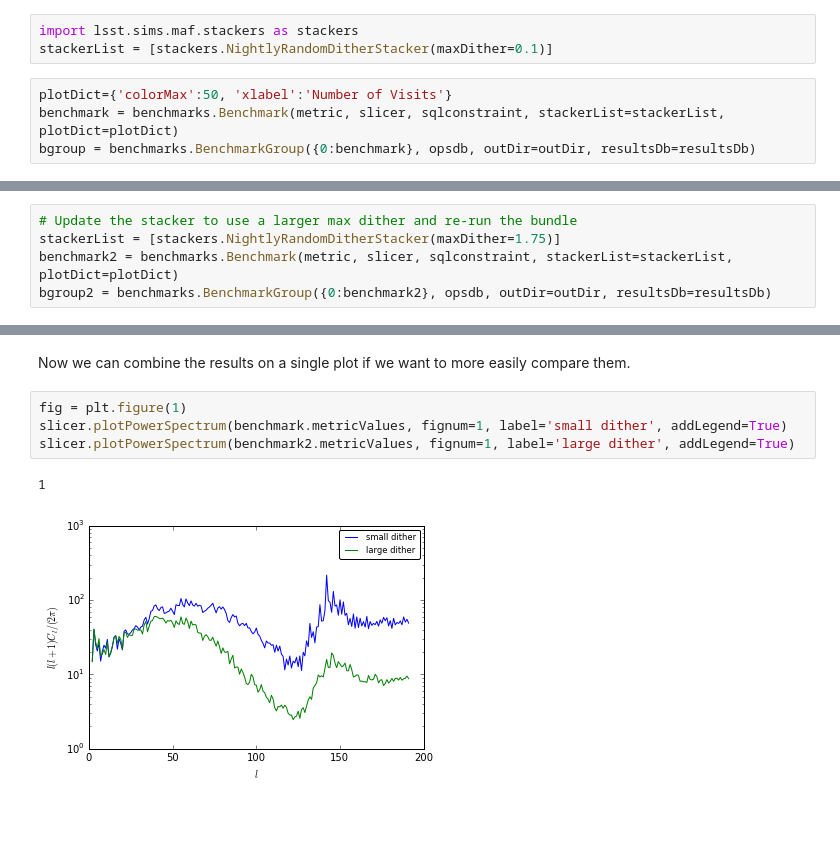
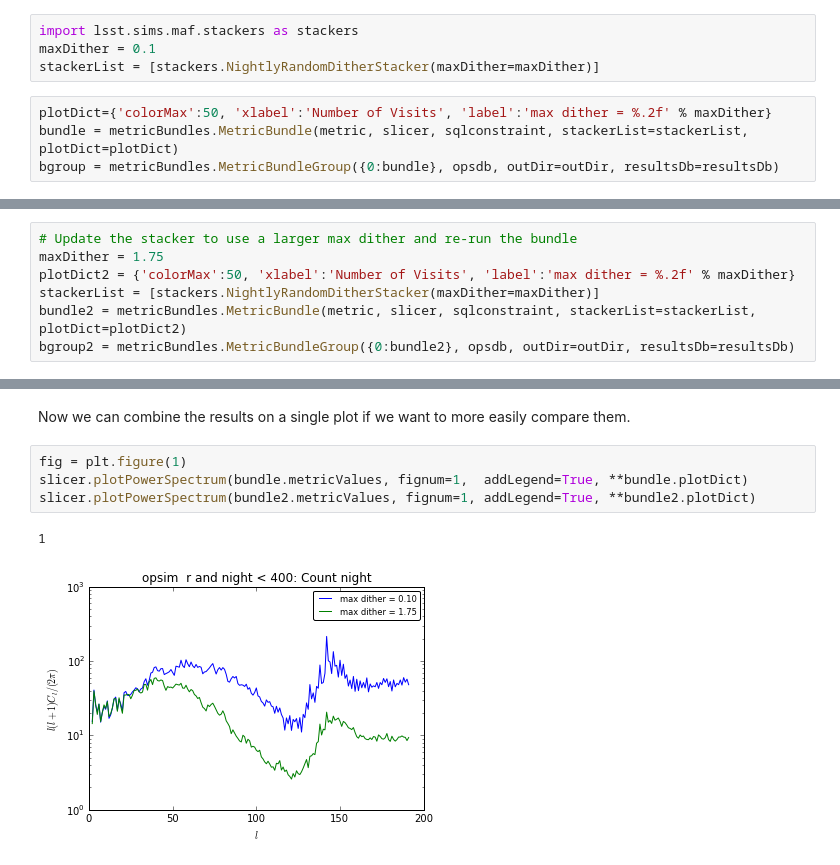
Before and after one commit to amnferguson/sims_maf_notebooks, a Jupyter notebook: notebooks/Stackers.ipynb, the cells around one changed output, grey strips where cells are left out. Cells and saved outputs as stored; diff of their text form; blank space fills up the shorter version.

Commit message:
updated stacker example

```diff
--- a/notebooks/Stackers.ipynb
+++ b/notebooks/Stackers.ipynb
@@ -48,11 +48,12 @@ Healpix slicer using NSIDE=64, approximate resolution 54.967783 arcminutes
 metric = metrics.CountMetric(col='night')
 # %%
 import lsst.sims.maf.stackers as stackers
-stackerList = [stackers.NightlyRandomDitherStacker(maxDither=0.1)]
+maxDither = 0.1
+stackerList = [stackers.NightlyRandomDitherStacker(maxDither=maxDither)]
 # %%
-plotDict={'colorMax':50, 'xlabel':'Number of Visits'}
-benchmark = benchmarks.Benchmark(metric, slicer, sqlconstraint, stackerList=stackerList, plotDict=plotDict)
-bgroup = benchmarks.BenchmarkGroup({0:benchmark}, opsdb, outDir=outDir, resultsDb=resultsDb)
+plotDict={'colorMax':50, 'xlabel':'Number of Visits', 'label':'max dither = %.2f' % maxDither}
+bundle = metricBundles.MetricBundle(metric, slicer, sqlconstraint, stackerList=stackerList, plotDict=plotDict)
+bgroup = metricBundles.MetricBundleGroup({0:bundle}, opsdb, outDir=outDir, resultsDb=resultsDb)
 # %%
 bgroup.runAll()
 bgroup.plotAll()
@@ -67,9 +68,11 @@ Optimal bin calculation tried to make 583 bins, returning 200
 [figure]
 # %%
 # Update the stacker to use a larger max dither and re-run the bundle
-stackerList = [stackers.NightlyRandomDitherStacker(maxDither=1.75)]
-benchmark2 = benchmarks.Benchmark(metric, slicer, sqlconstraint, stackerList=stackerList, plotDict=plotDict)
-bgroup2 = benchmarks.BenchmarkGroup({0:benchmark2}, opsdb, outDir=outDir, resultsDb=resultsDb)
+maxDither = 1.75
+plotDict2 = {'colorMax':50, 'xlabel':'Number of Visits', 'label':'max dither = %.2f' % maxDither}
+stackerList = [stackers.NightlyRandomDitherStacker(maxDither=maxDither)]
+bundle2 = metricBundles.MetricBundle(metric, slicer, sqlconstraint, stackerList=stackerList, plotDict=plotDict2)
+bgroup2 = metricBundles.MetricBundleGroup({0:bundle2}, opsdb, outDir=outDir, resultsDb=resultsDb)
 # %%
 bgroup2.runAll()
 bgroup2.plotAll()
@@ -86,8 +89,8 @@ Optimal bin calculation tried to make 682 bins, returning 200
 Now we can combine the results on a single plot if we want to more easily compare them.
 # %%
 fig = plt.figure(1)
-slicer.plotPowerSpectrum(benchmark.metricValues, fignum=1, label='small dither', addLegend=True)
-slicer.plotPowerSpectrum(benchmark2.metricValues, fignum=1, label='large dither', addLegend=True)
+slicer.plotPowerSpectrum(bundle.metricValues, fignum=1,  addLegend=True, **bundle.plotDict)
+slicer.plotPowerSpectrum(bundle2.metricValues, fignum=1, addLegend=True, **bundle2.plotDict)
 # %% [output]
 1
-[figure, old version]
+[figure, new version]
```
Also changed, not shown: parts of 4 cells of this notebook, 1 other file.
